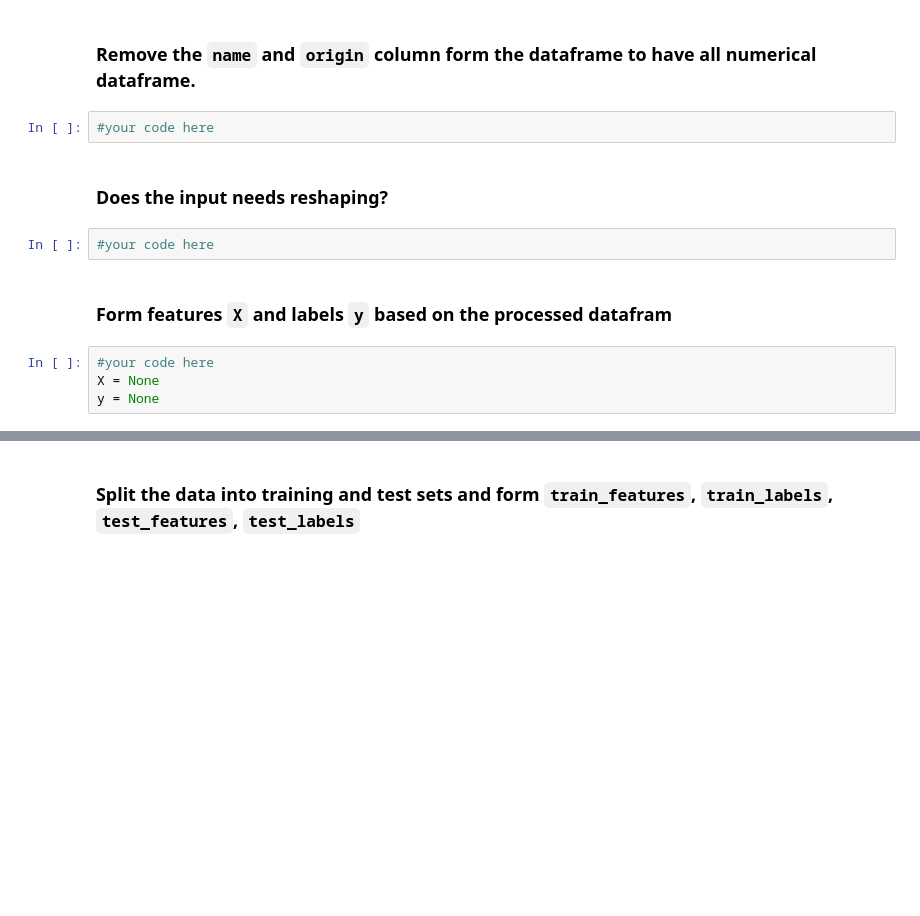
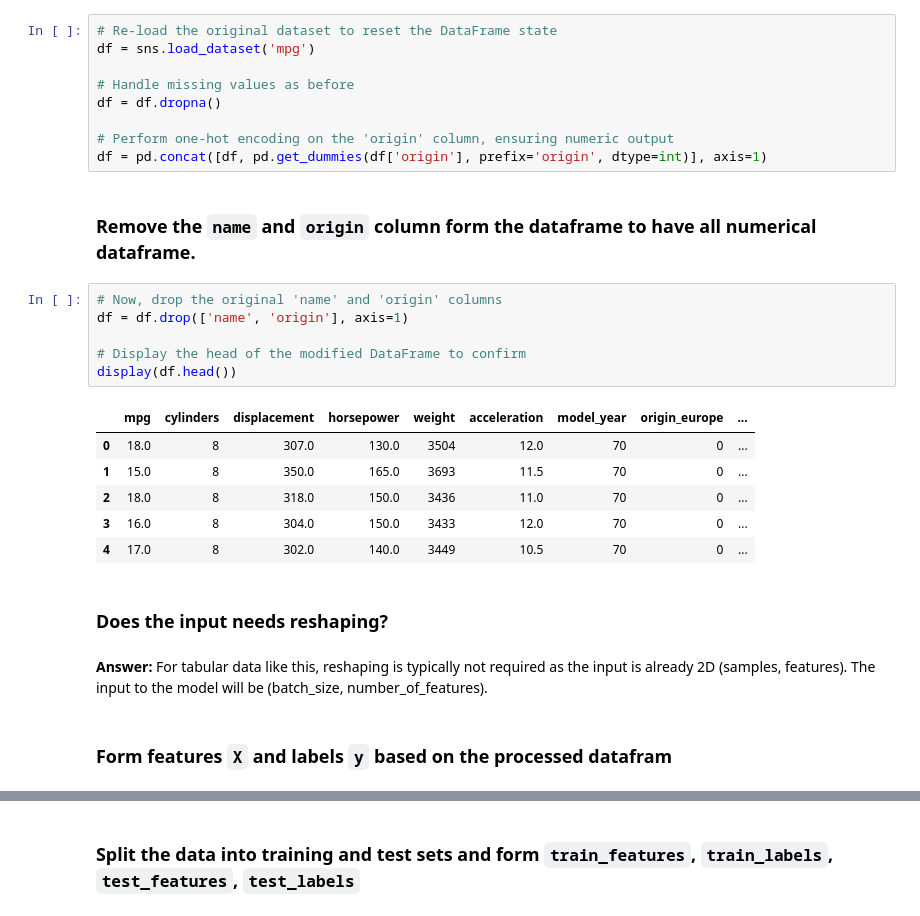
Before and after one commit to BrenoMafra13/COMP3132-Machine_Learning, a Jupyter notebook: labs/Lab_Week04/LabWeek4.ipynb, the cells around one changed output, grey strips where cells are left out. Saved outputs shown, nothing was run; the diff lists cells and outputs as text; blank space fills up the shorter version.

```diff
--- a/labs/Lab_Week04/LabWeek4.ipynb
+++ b/labs/Lab_Week04/LabWeek4.ipynb
@@ -76,14 +177,30 @@ Since the number of missing values is low, we can simply drop the rows containin
+# %%
+# Re-load the original dataset to reset the DataFrame state
+df = sns.load_dataset('mpg')
+
+# Handle missing values as before
+df = df.dropna()
+
+# Perform one-hot encoding on the 'origin' column, ensuring numeric output
+df = pd.concat([df, pd.get_dummies(df['origin'], prefix='origin', dtype=int)], axis=1)
 # %% [markdown]
 ### Remove the `name` and `origin` column form the dataframe to have all numerical dataframe.
-# %%
-#your code here
+# %%
+# Now, drop the original 'name' and 'origin' columns
+df = df.drop(['name', 'origin'], axis=1)
+
+# Display the head of the modified DataFrame to confirm
+display(df.head())
+# %% [output]
+|  | mpg | cylinders | displacement | horsepower | weight | acceleration | model_year | origin_europe | ... |
+| 0 | 18.0 | 8 | 307.0 | 130.0 | 3504 | 12.0 | 70 | 0 | ... |
+| 1 | 15.0 | 8 | 350.0 | 165.0 | 3693 | 11.5 | 70 | 0 | ... |
+| 2 | 18.0 | 8 | 318.0 | 150.0 | 3436 | 11.0 | 70 | 0 | ... |
+| 3 | 16.0 | 8 | 304.0 | 150.0 | 3433 | 12.0 | 70 | 0 | ... |
+| 4 | 17.0 | 8 | 302.0 | 140.0 | 3449 | 10.5 | 70 | 0 | ... |
 # %% [markdown]
 ### Does the input needs reshaping?
-# %%
-#your code here
+# %% [markdown]
+**Answer:** For tabular data like this, reshaping is typically not required as the input is already 2D (samples, features). The input to the model will be (batch_size, number_of_features).
 # %% [markdown]
 ### Form features `X` and labels `y` based on the processed datafram
-# %%
-#your code here
-X = None
-y = None
```
Also changed, not shown: parts of 50 cells of this notebook.
